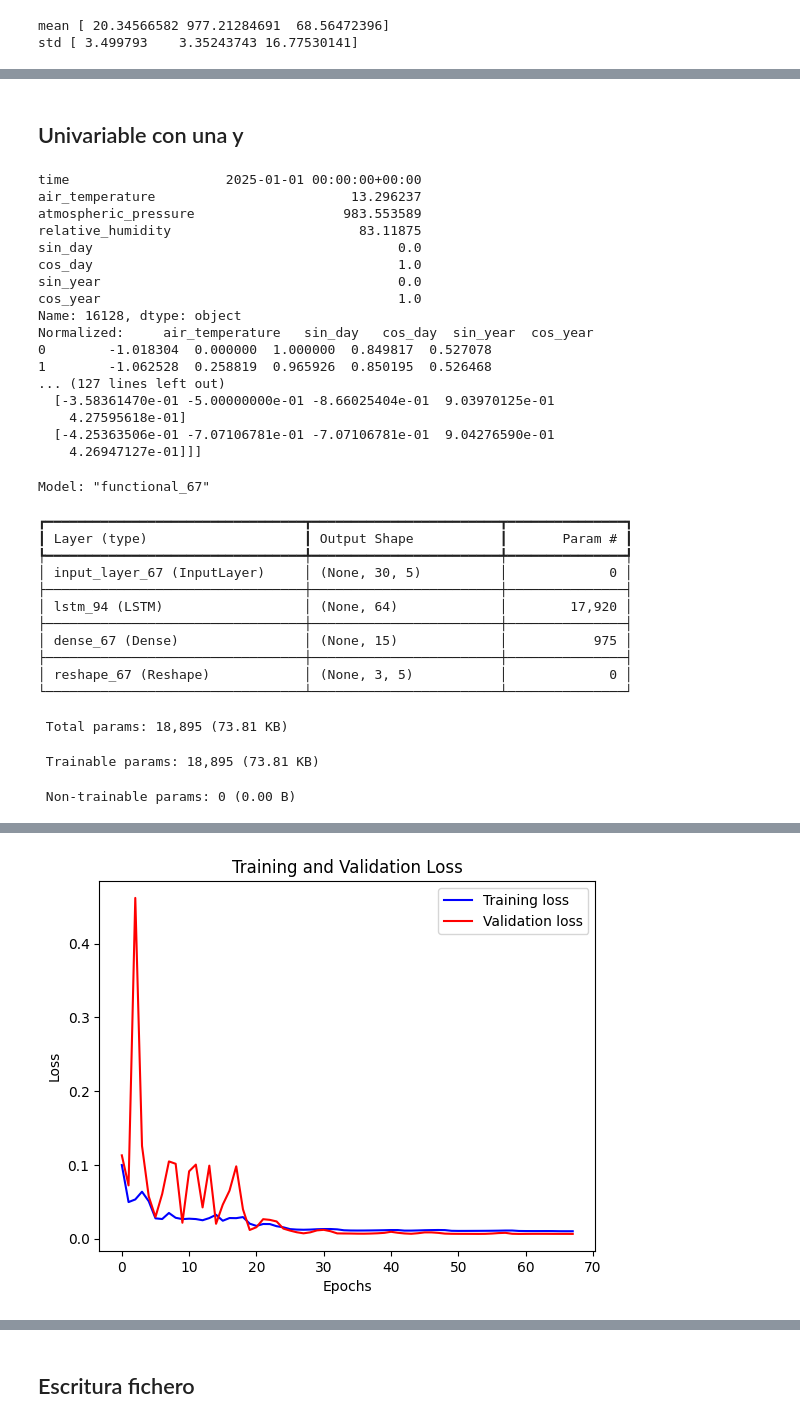
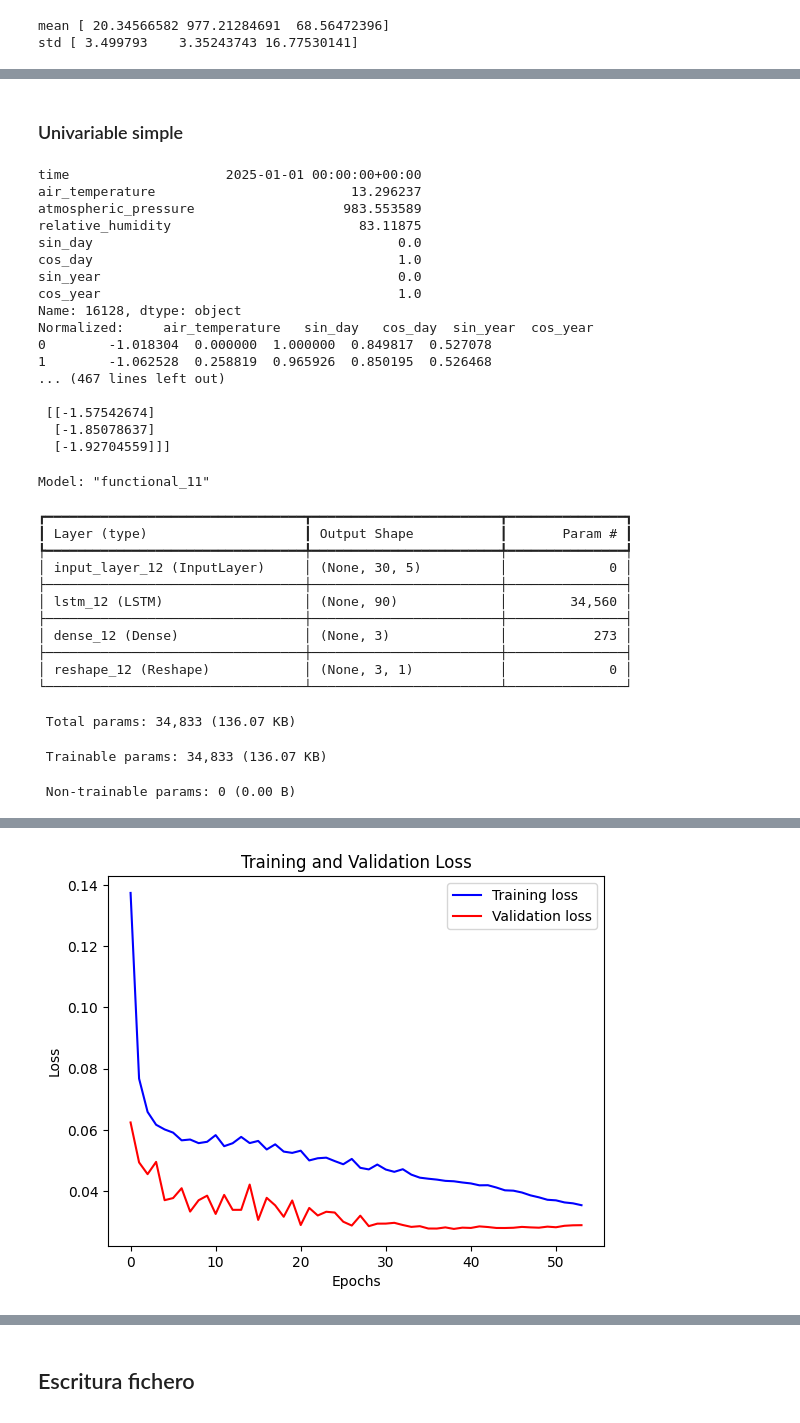
Before and after one commit to jose-r-morera/TFG_Time_Series_Forecast, a Jupyter notebook: tratamiento_datos/analisis_cuesta.ipynb, the cells around one changed output, grey strips where cells are left out. Cells and saved outputs as stored; diff of their text form; code cells hidden in the pictures.

```diff
--- a/tratamiento_datos/analisis_cuesta.ipynb
+++ b/tratamiento_datos/analisis_cuesta.ipynb
@@ -1333,7 +1393,7 @@ for batch in dataset_train.take(1):
 #print("here?")
 
 inputs = keras.layers.Input(shape=(inputs.shape[1], inputs.shape[2]))
-lstm_out = keras.layers.LSTM(256)(inputs)
+lstm_out = keras.layers.LSTM(128)(inputs)
 # lstm_out = keras.layers.LayerNormalization()(lstm_out)
 
 #lstm_out = keras.layers.Bidirectional(keras.layers.LSTM(64))(inputs)
@@ -1521,5 +1574,5 @@ Index(['air_temperature'], dtype='object')
 # %% [markdown]
-## Univariable con una y
+### Univariable simple
 # %%
 # Test/Train split #
 ####################
@@ -1576,7 +1629,7 @@ y_val_multi = np.array([y_val[i:i+future] for i in range(len(y_val) - future + 1
 
 # Parameters #
 ##############
-batch_size =128
+batch_size =96
 step = 1
 
 dataset_train = keras.preprocessing.timeseries_dataset_from_array(
@@ -1615,16 +1668,16 @@ Name: 16128, dtype: object
 Normalized:     air_temperature   sin_day   cos_day  sin_year  cos_year
 0        -1.018304  0.000000  1.000000  0.849817  0.527078
 1        -1.062528  0.258819  0.965926  0.850195  0.526468
-... (127 lines left out)
-  [-3.58361470e-01 -5.00000000e-01 -8.66025404e-01  9.03970125e-01
-    4.27595618e-01]
-  [-4.25363506e-01 -7.07106781e-01 -7.07106781e-01  9.04276590e-01
-    4.26947127e-01]]]
+... (467 lines left out)
+
+ [[-1.57542674]
+  [-1.85078637]
+  [-1.92704559]]]
 # %%
 ############
 # Training #
 epochs = 300
-learning_rate = 0.005
+learning_rate = 0.006
 
 dataset_train = tf.data.Dataset.load("dataset_train_cuesta")
 dataset_val = tf.data.Dataset.load("dataset_val_cuesta")
@@ -1635,7 +1688,7 @@ for batch in dataset_train.take(1):
 #print("here?")
 
 inputs = keras.layers.Input(shape=(inputs.shape[1], inputs.shape[2]))
-lstm_out = keras.layers.LSTM(64)(inputs)
+lstm_out = keras.layers.LSTM(90)(inputs)
 # lstm_out = keras.layers.LayerNormalization()(lstm_out)
 
 #lstm_out = keras.layers.Bidirectional(keras.layers.LSTM(128))(inputs)
@@ -1643,10 +1696,10 @@ lstm_out = keras.layers.LSTM(64)(inputs)
 #lstm_out = keras.layers.Bidirectional(keras.layers.LSTM(16, return_sequences=True))(inputs)
 #lstm_out = keras.layers.Bidirectional(keras.layers.LSTM(16))(lstm_out)
 
-# lstm_out = keras.layers.LSTM(96, return_sequences=True)(inputs)
+#lstm_out = keras.layers.LSTM(100, return_sequences=True)(inputs)
 # # lstm_out = keras.layers.LayerNormalization()(lstm_out)
 # lstm_out = keras.layers.LSTM(48, return_sequences=True)(lstm_out)
-# lstm_out = keras.layers.LSTM(48)(lstm_out)
+#lstm_out = keras.layers.LSTM(50)(lstm_out)
 
 
 # Ensure the Dense layer outputs the correct shape
@@ -1712,19 +1765,19 @@ visualize_loss(history, "Training and Validation Loss")
 # Restore best weights
 model.load_weights(path_checkpoint)
 # %% [output]
-Model: "functional_67"
+Model: "functional_11"
 ┏━━━━━━━━━━━━━━━━━━━━━━━━━━━━━━━━━┳━━━━━━━━━━━━━━━━━━━━━━━━┳━━━━━━━━━━━━━━━┓
 ┃ Layer (type)                    ┃ Output Shape           ┃       Param # ┃
 ┡━━━━━━━━━━━━━━━━━━━━━━━━━━━━━━━━━╇━━━━━━━━━━━━━━━━━━━━━━━━╇━━━━━━━━━━━━━━━┩
-│ input_layer_67 (InputLayer)     │ (None, 30, 5)          │             0 │
+│ input_layer_12 (InputLayer)     │ (None, 30, 5)          │             0 │
 ├─────────────────────────────────┼────────────────────────┼───────────────┤
-│ lstm_94 (LSTM)                  │ (None, 64)             │        17,920 │
+│ lstm_12 (LSTM)                  │ (None, 90)             │        34,560 │
 ├─────────────────────────────────┼────────────────────────┼───────────────┤
-│ dense_67 (Dense)                │ (None, 15)             │           975 │
+│ dense_12 (Dense)                │ (None, 3)              │           273 │
 ├─────────────────────────────────┼────────────────────────┼───────────────┤
-│ reshape_67 (Reshape)            │ (None, 3, 5)           │             0 │
+│ reshape_12 (Reshape)            │ (None, 3, 1)           │             0 │
 └─────────────────────────────────┴────────────────────────┴───────────────┘
- Total params: 18,895 (73.81 KB)
+ Total params: 34,833 (136.07 KB)
- Trainable params: 18,895 (73.81 KB)
+ Trainable params: 34,833 (136.07 KB)
  Non-trainable params: 0 (0.00 B)
 Epoch 1/300
@@ -1747 +1800 @@ Epoch 68: ReduceLROnPlateau reducing learning rate to 0.0002017680410062894.
-[figure, old version]
+[figure, new version]
```
Also changed, not shown: parts of 25 cells of this notebook, 55 other files.
